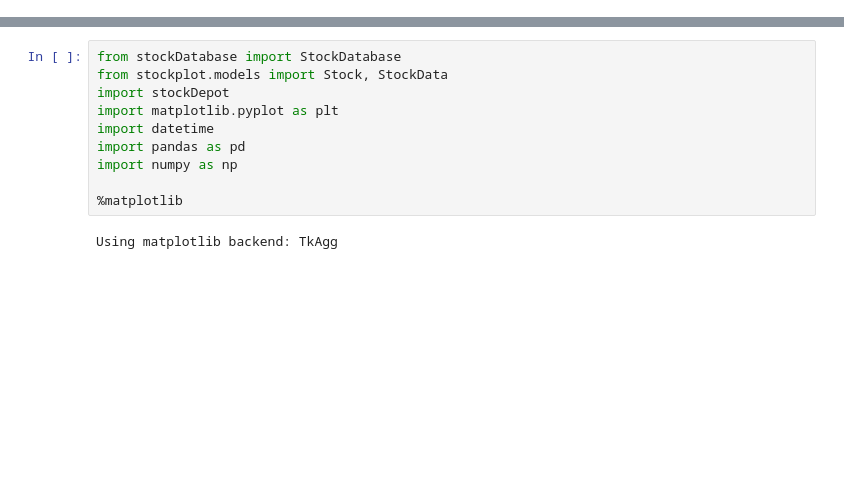
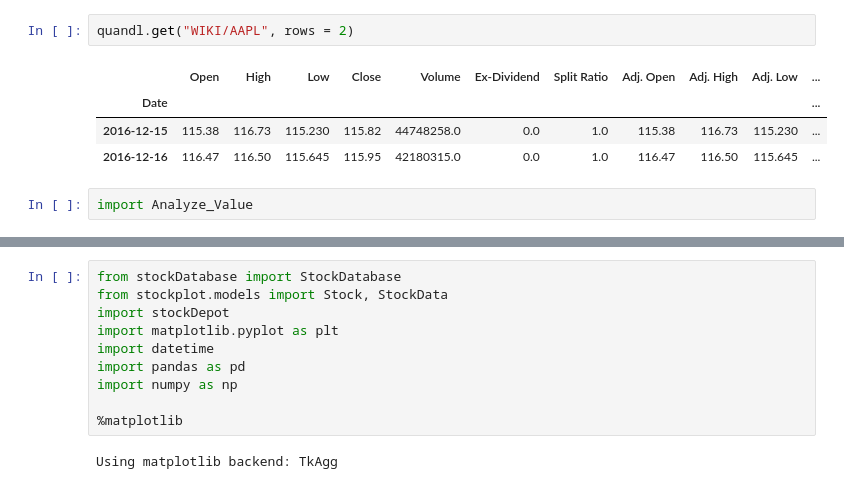
Before and after one commit to karagiag/CodeA, a Jupyter notebook: codea/modules/FinApp/MachineLearning_Test3_Clustering.ipynb, the cells around one changed output, grey strips where cells are left out. Saved outputs shown, nothing was run; the diff lists cells and outputs as text; blank space fills up the shorter version.

```diff
--- a/codea/modules/FinApp/MachineLearning_Test3_Clustering.ipynb
+++ b/codea/modules/FinApp/MachineLearning_Test3_Clustering.ipynb
@@ -0,0 +10,9 @@
+# %%
+quandl.get("WIKI/AAPL", rows = 2)
+# %% [output]
+|  | Open | High | Low | Close | Volume | Ex-Dividend | Split Ratio | Adj. Open | Adj. High | Adj. Low | ... |
+| Date |  |  |  |  |  |  |  |  |  |  | ... |
+| 2016-12-15 | 115.38 | 116.73 | 115.230 | 115.82 | 44748258.0 | 0.0 | 1.0 | 115.38 | 116.73 | 115.230 | ... |
+| 2016-12-16 | 116.47 | 116.50 | 115.645 | 115.95 | 42180315.0 | 0.0 | 1.0 | 116.47 | 116.50 | 115.645 | ... |
+# %%
+import Analyze_Value
```
Also changed, not shown: parts of 5 cells of this notebook, 10 other files.
